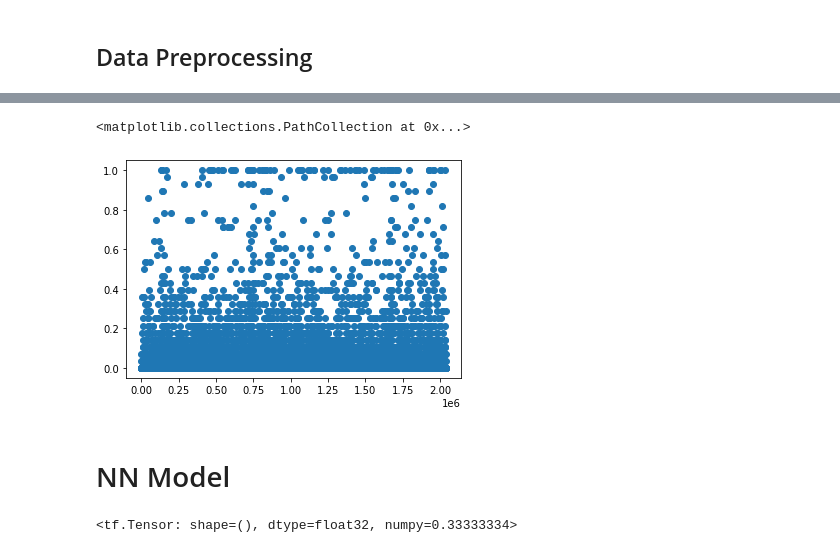
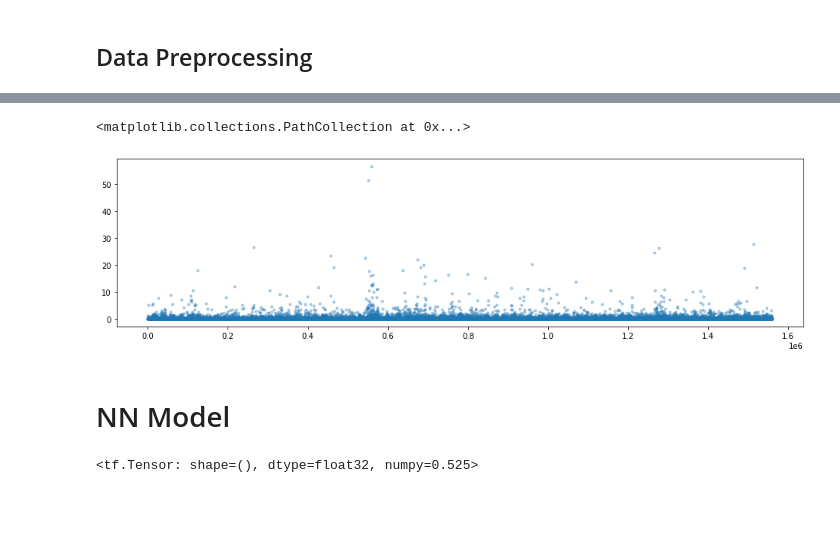
Before and after one commit to Nerucius/2021.ubdatathon, a Jupyter notebook: 3. Keras.ipynb, the cells around one changed output, grey strips where cells are left out. Drawn from its saved outputs; the diff is of its cells as text; code cells hidden in the pictures; blank space fills up the shorter version.

```diff
--- a/3. Keras.ipynb
+++ b/3. Keras.ipynb
@@ -112,32 +120,39 @@ y = df[y_col]
 
 X_train, X_test, y_train, y_test = train_test_split(X, y, test_size=0.10, random_state=0)
 # %%
-from sklearn.preprocessing import StandardScaler, QuantileTransformer, MinMaxScaler
+from sklearn.preprocessing import StandardScaler, QuantileTransformer, MinMaxScaler, RobustScaler, PowerTransformer
+
+class LogScaler(object):
+    def fit_transform(self, data):
+        return self.transform(data)
+
+    def transform(self, data):
+        return np.log(data+1)
+
+    def inverse_transform(self, data):
+        return np.exp(data)-1
 
 # X Scaling
-
-X_scaler = StandardScaler()
+X_scaler = RobustScaler(quantile_range=[5,95])
 
 X_train_scl = X_train
 X_test_scl = X_test
 
-# X_train_scl[['visitas','precio']] = X_scaler.fit_transform(X_train[['visitas','precio']])
-# X_test_scl[['visitas','precio']] = X_scaler.transform(X_test[['visitas','precio']])
+X_cols_to_std = ['precio', 'visitas_scl']
 
-X_train_scl[['precio']] = X_scaler.fit_transform(X_train[['precio']])
-X_test_scl[['precio']] = X_scaler.transform(X_test[['precio']])
+X_train_scl[X_cols_to_std] = X_scaler.fit_transform(X_train[X_cols_to_std])
+X_test_scl[X_cols_to_std] = X_scaler.transform(X_test[X_cols_to_std])
 
-# Y Scaling to 99.5% quantile
+# Y Scaling to 99.9% quantile
 
-y_max = y_train.unidades_vendidas.quantile(.995)
-y_train[y_train > y_max] = y_max
-y_test[y_train > y_max] = y_max
+# y_scaler = MinMaxScaler()
+# y_max = y_train.unidades_vendidas.quantile(.9995)
+# y_train[y_train > y_max] = y_max
+# y_test[y_train > y_max] = y_max
 
-y_scaler = MinMaxScaler()
+# Custom scaler
+
+y_scaler = RobustScaler(quantile_range=[5,95])
 
 y_train_scl = y_scaler.fit_transform(y_train)
 y_test_scl = y_scaler.transform(y_test)
-
-# y_max = y_train.unidades_vendidas.max()
-# y_train_scl = (y_train / y_max).values
-# y_test_scl = (y_test / y_max).values
@@ -157,8 +208,9 @@ X_train_scl.describe().round(3)
 # %%
-plt.scatter(X_train.index[::100], y_train_scl[::100])
+plt.figure(figsize=[16,4])
+plt.scatter(X_train.index[::50], y_train_scl[::50], marker=".", alpha=0.33)
 # %% [output]
 <matplotlib.collections.PathCollection at 0x...>
-[figure, old version]
+[figure, new version]
 # %% [markdown]
 # NN Model
 # %%
@@ -184,13 +242,10 @@ def score(y,yhat):
 # %%
 y = np.array([0, 3, 1], dtype=np.float32)
-yhat = np.array([0, 0, 10], dtype=np.float32)
+yhat = np.array([1, 4, 2], dtype=np.float32)
 
-# K.mean(K.clip(yt-(yp-1), 0, 1))
-
-K.mean(K.clip(yhat-y, 0, 1))
-# cf(yt,yp)
+score(y,yhat)
 # %% [output]
-<tf.Tensor: shape=(), dtype=float32, numpy=0.33333334>
+<tf.Tensor: shape=(), dtype=float32, numpy=0.525>
 # %%
 gc.collect()
 # %% [output]
```
Also changed, not shown: parts of 26 cells of this notebook, 1 other file.
